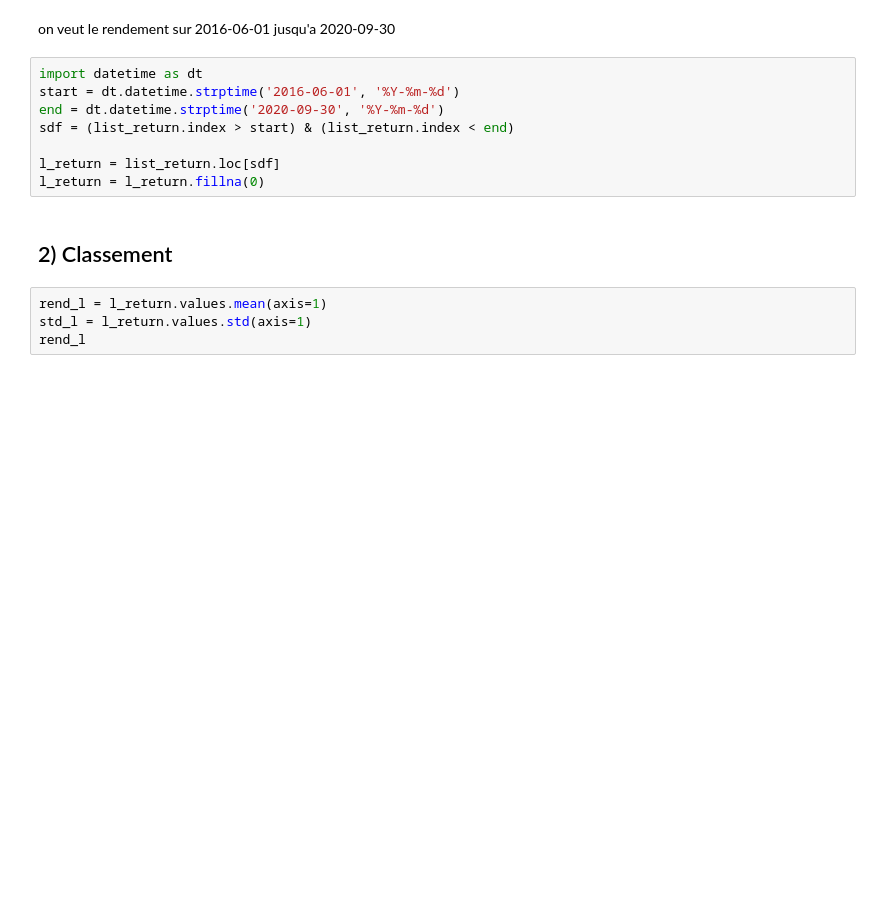
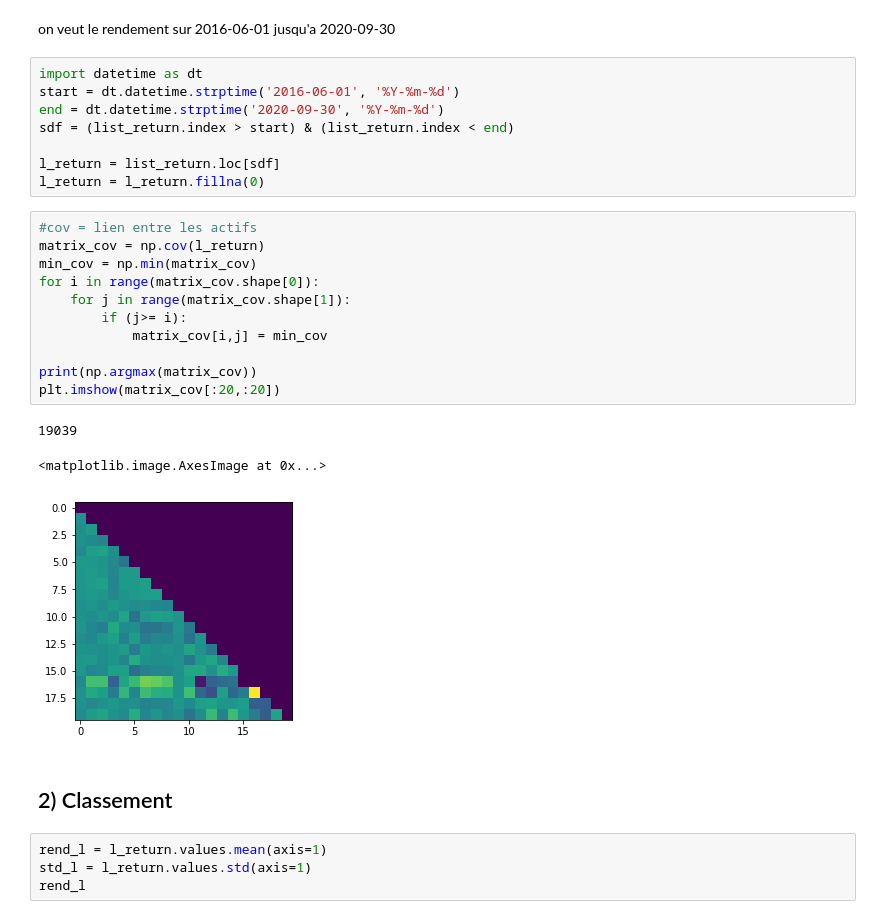
Before and after one commit to landEpita/Dolphin, a Jupyter notebook: Optimisation_Markowitz.ipynb, the cells around one changed output. Drawn from its saved outputs; the diff is of its cells as text; blank space fills up the shorter version.

```diff
--- a/Optimisation_Markowitz.ipynb
+++ b/Optimisation_Markowitz.ipynb
@@ -183,6 +183,21 @@ sdf = (list_return.index > start) & (list_return.index < end)
 
 l_return = list_return.loc[sdf]
 l_return = l_return.fillna(0)
+# %%
+#cov = lien entre les actifs
+matrix_cov = np.cov(l_return)
+min_cov = np.min(matrix_cov)
+for i in range(matrix_cov.shape[0]):
+    for j in range(matrix_cov.shape[1]):
+        if (j>= i):
+            matrix_cov[i,j] = min_cov
+
+print(np.argmax(matrix_cov))
+plt.imshow(matrix_cov[:20,:20])
+# %% [output]
+19039
+<matplotlib.image.AxesImage at 0x...>
+[figure, added]
 # %% [markdown]
 ## 2) Classement
 # %%
```
Also changed, not shown: parts of 1 cell of this notebook.
